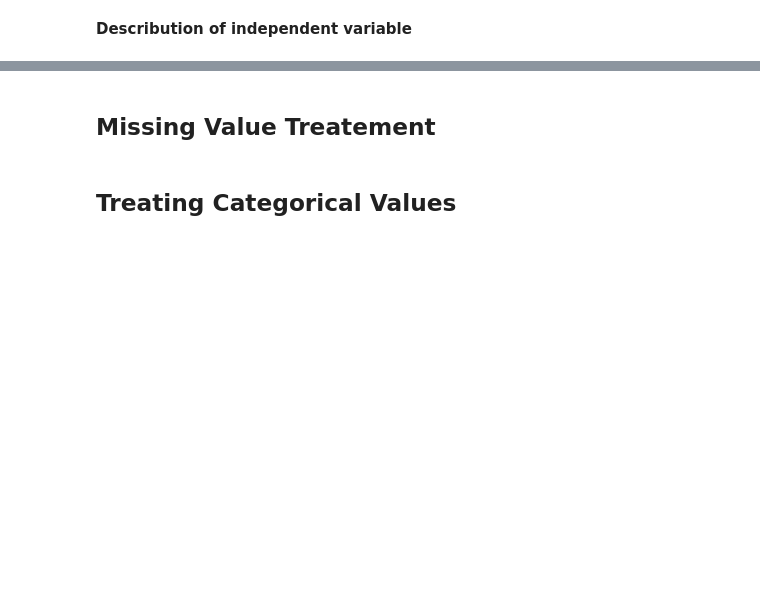
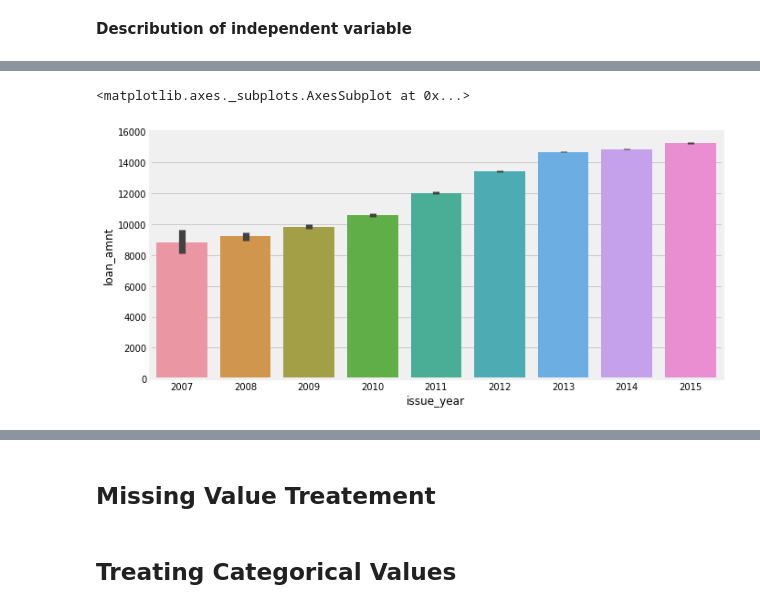
Before and after one commit to Suraj110799/ImarticusCaseStudy, a Jupyter notebook: kernel.ipynb, the cells around one changed output, grey strips where cells are left out. Drawn from its saved outputs; the diff is of its cells as text; code cells hidden in the pictures; blank space fills up the shorter version.

```diff
--- a/kernel.ipynb
+++ b/kernel.ipynb
@@ -47,0 +150,7 @@ train.dtypes.value_counts()
+# %%
+plt.figure(figsize=(10,5))
+train['issue_year'] = train['issue_d'].dt.year
+sns.barplot(x='issue_year',y='loan_amnt',data=train)
+# %% [output]
+<matplotlib.axes._subplots.AxesSubplot at 0x...>
+[figure, added]
```
Also changed, not shown: parts of 79 cells of this notebook.
